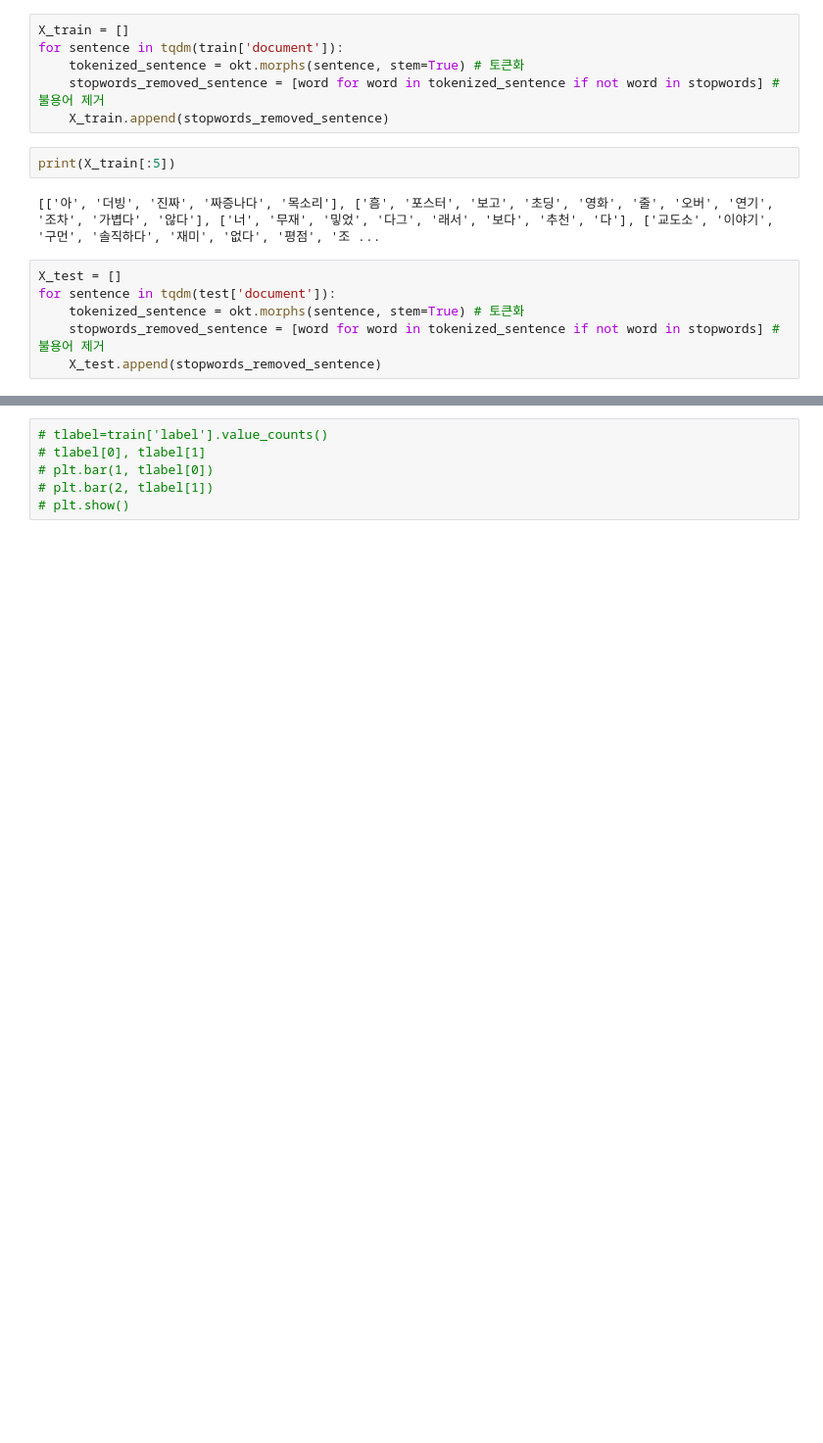
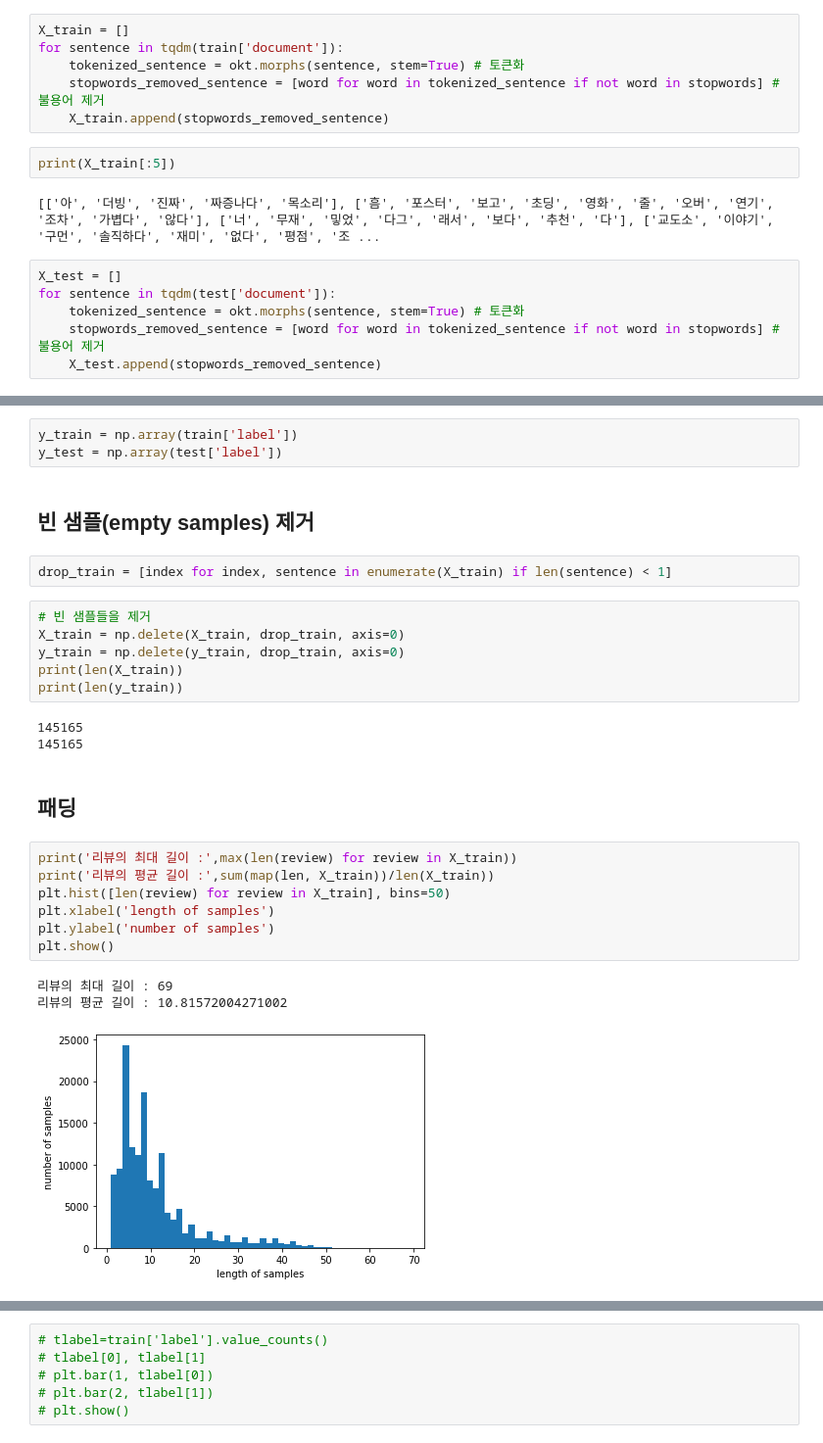
Before and after one commit to HoJin1014/KNU-BIGDATA-study, a Jupyter notebook: 2022.10.01/naver_movie_review.ipynb, the cells around one changed output, grey strips where cells are left out. Shown at 98% size. Saved outputs shown, nothing was run; the diff lists cells and outputs as text; blank space fills up the shorter version.

```diff
--- a/2022.10.01/naver_movie_review.ipynb
+++ b/2022.10.01/naver_movie_review.ipynb
@@ -327,0 +328,29 @@ print(X_test[:3])
+# %%
+y_train = np.array(train['label'])
+y_test = np.array(test['label'])
+# %% [markdown]
+## 빈 샘플(empty samples) 제거
+# %%
+drop_train = [index for index, sentence in enumerate(X_train) if len(sentence) < 1]
+# %%
+# 빈 샘플들을 제거
+X_train = np.delete(X_train, drop_train, axis=0)
+y_train = np.delete(y_train, drop_train, axis=0)
+print(len(X_train))
+print(len(y_train))
+# %% [output]
+145165
+145165
+# %% [markdown]
+## 패딩
+# %%
+print('리뷰의 최대 길이 :',max(len(review) for review in X_train))
+print('리뷰의 평균 길이 :',sum(map(len, X_train))/len(X_train))
+plt.hist([len(review) for review in X_train], bins=50)
+plt.xlabel('length of samples')
+plt.ylabel('number of samples')
+plt.show()
+# %% [output]
+리뷰의 최대 길이 : 69
+리뷰의 평균 길이 : 10.81572004271002
+[figure, added]
```
Also changed, not shown: parts of 25 cells of this notebook.
